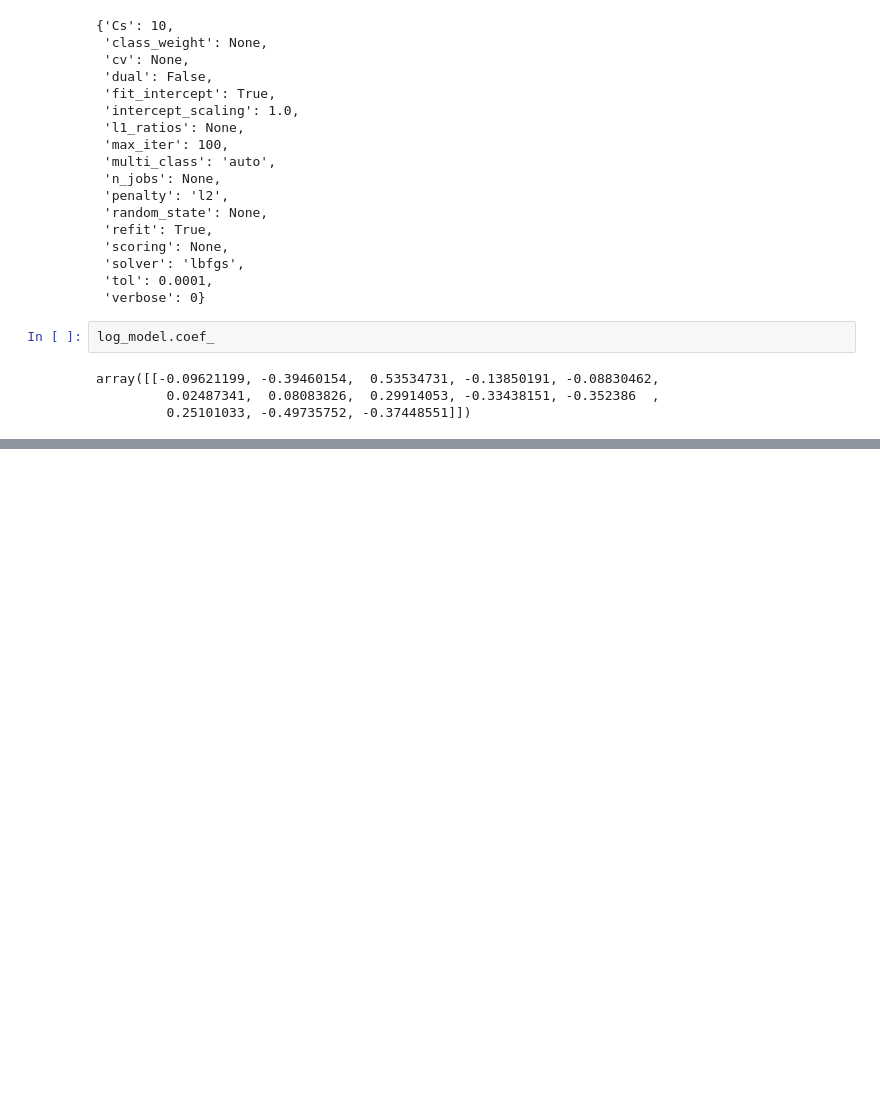
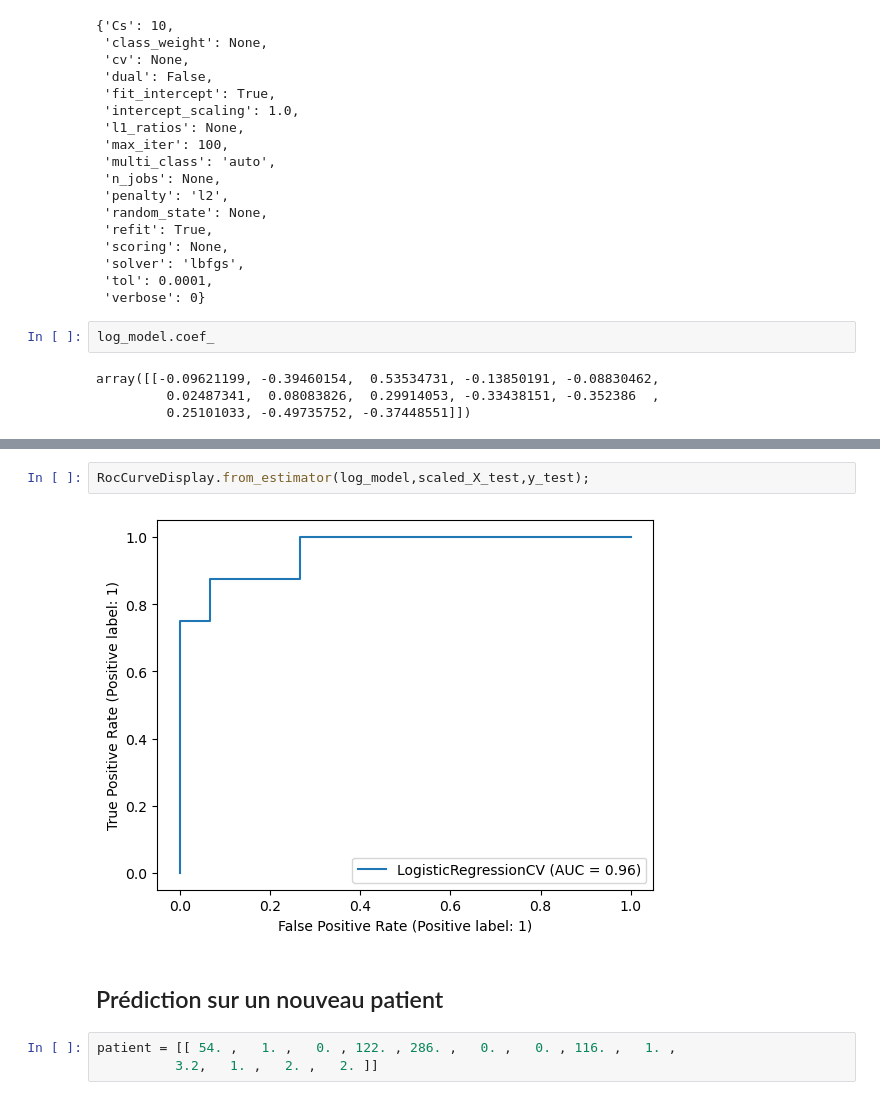
Before and after one commit to myratoun/regression_logistique, a Jupyter notebook: TP_Machine_Learning_&_Regression.ipynb, the cells around one changed output, grey strips where cells are left out. Drawn from its saved outputs; the diff is of its cells as text; blank space fills up the shorter version.

```diff
--- a/TP_Machine_Learning_&_Regression.ipynb
+++ b/TP_Machine_Learning_&_Regression.ipynb
@@ -135,0 +169,9 @@ array([[-0.09621199, -0.39460154,  0.53534731, -0.13850191, -0.08830462,
+# %%
+RocCurveDisplay.from_estimator(log_model,scaled_X_test,y_test);
+# %% [output]
+[figure, added]
+# %% [markdown]
+## Prédiction sur un nouveau patient
+# %%
+patient = [[ 54. ,   1. ,   0. , 122. , 286. ,   0. ,   0. , 116. ,   1. ,
+          3.2,   1. ,   2. ,   2. ]]
```
Also changed, not shown: parts of 7 cells of this notebook.
